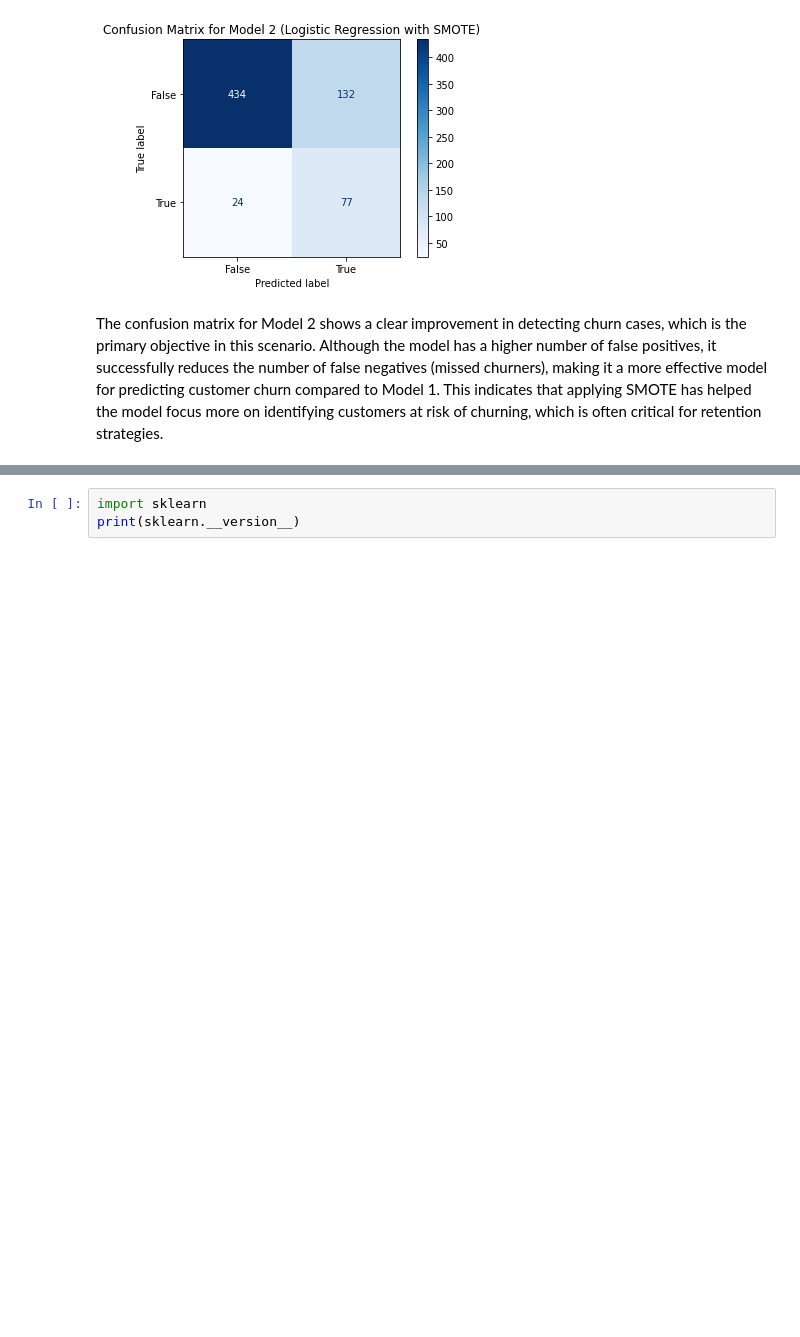
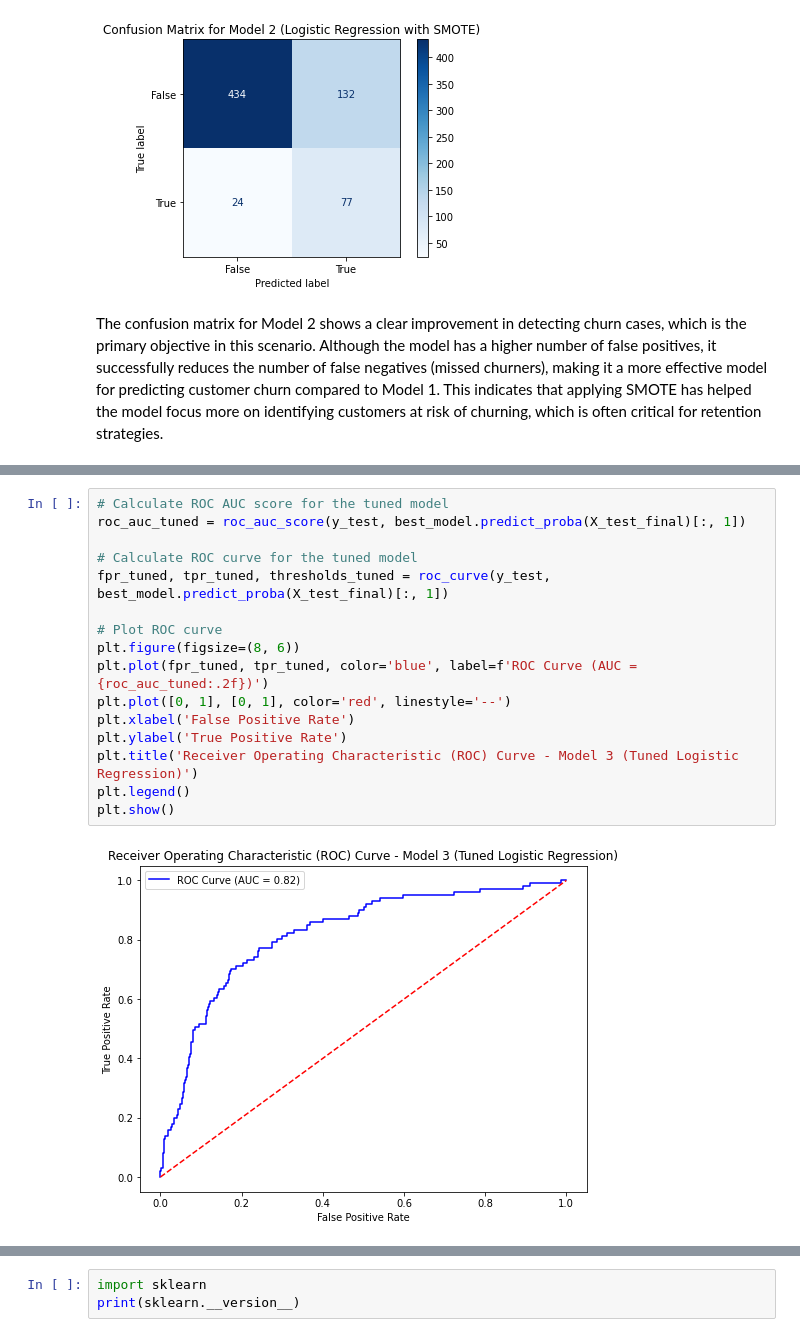
Before and after one commit to engige/syriatel_churn_modeling, a Jupyter notebook: index.ipynb, the cells around one changed output, grey strips where cells are left out. Cells and saved outputs as stored; diff of their text form; blank space fills up the shorter version.

Commit message:
further modeling

```diff
--- a/index.ipynb
+++ b/index.ipynb
@@ -323,0 +375,18 @@ The confusion matrix for Model 2 shows a clear improvement in detecting churn ca
+# %%
+# Calculate ROC AUC score for the tuned model
+roc_auc_tuned = roc_auc_score(y_test, best_model.predict_proba(X_test_final)[:, 1])
+
+# Calculate ROC curve for the tuned model
+fpr_tuned, tpr_tuned, thresholds_tuned = roc_curve(y_test, best_model.predict_proba(X_test_final)[:, 1])
+
+# Plot ROC curve
+plt.figure(figsize=(8, 6))
+plt.plot(fpr_tuned, tpr_tuned, color='blue', label=f'ROC Curve (AUC = {roc_auc_tuned:.2f})')
+plt.plot([0, 1], [0, 1], color='red', linestyle='--')
+plt.xlabel('False Positive Rate')
+plt.ylabel('True Positive Rate')
+plt.title('Receiver Operating Characteristic (ROC) Curve - Model 3 (Tuned Logistic Regression)')
+plt.legend()
+plt.show()
+# %% [output]
+[figure, added]
```
Also changed, not shown: parts of 17 cells of this notebook.
